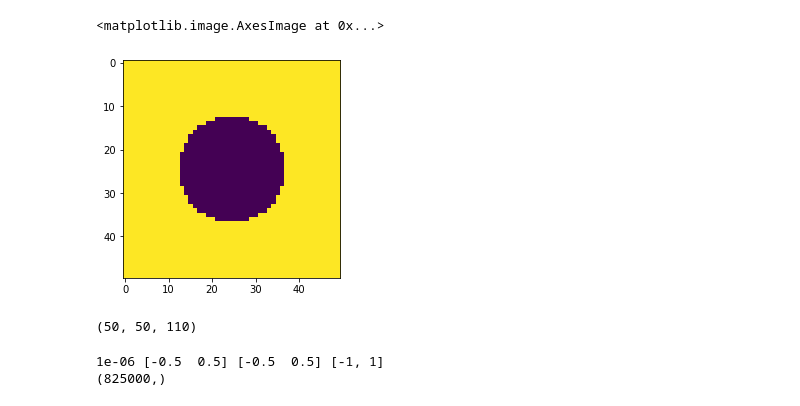
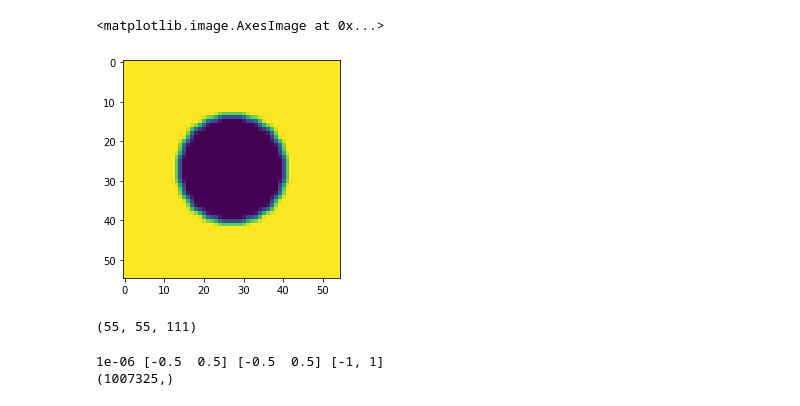
Before and after one commit to zhaonat/py-maxwell-fd3d, a Jupyter notebook: notebooks/preconditioners_ILU.ipynb, the cells around one changed output. Drawn from its saved outputs; the diff is of its cells as text; code cells hidden in the pictures.

```diff
--- a/notebooks/preconditioners_ILU.ipynb
+++ b/notebooks/preconditioners_ILU.ipynb
@@ -16,26 +28,32 @@ from scipy.sparse.linalg import qmr, bicgstab
 # %%
-Nz = 110
+Nz = 111
 Npml = np.array([0,0,10])
 # %%
 L0 = 1e-6
 ## specify slab plane
 xrange = yrange = np.array([-0.5,0.5])
 zrange = [-1,1];
 radius = 0.25
-Nx = Ny = 50
+Nx = Ny = 55
 
 x = np.linspace(xrange[0], xrange[1], Nx)
 y = np.linspace(yrange[0], yrange[1], Ny)
 z = np.linspace(zrange[0], zrange[1], Nz)
 xx,yy = np.meshgrid(x,y)
 
 slab_plane = 4*np.ones((Nx,Ny))
 
 slab_plane[xx**2+yy**2<radius**2] = 1
+
+## artificial averaging?
+slab_plane = (slab_plane+np.roll(slab_plane, shift= 1, axis = 1))/2
+slab_plane = (slab_plane+np.roll(slab_plane, shift= 1, axis = 0))/2
+slab_plane = (slab_plane+np.roll(slab_plane, shift= -1, axis = 1))/2
+slab_plane = (slab_plane+np.roll(slab_plane, shift= -1, axis = 0))/2
 plt.imshow(slab_plane)
 # %% [output]
 <matplotlib.image.AxesImage at 0x...>
-[figure, old version]
+[figure, new version]
 # %%
 ## integrate slab structure into 3D grid
 eps_r = np.ones((Nx,Ny,Nz))
@@ -45,7 +63,7 @@ print(eps_r.shape)
 for k in range(50,80):
     eps_r[:,:,k] = slab_plane
 # %% [output]
-(50, 50, 110)
+(55, 55, 111)
 # %%
 Jz = np.zeros(N);
 Jy = np.zeros(N);
@@ -77,4 +95,4 @@ A,b, Ch = fd3d.curlcurlE(L0,
                         )
 # %% [output]
 1e-06 [-0.5  0.5] [-0.5  0.5] [-1, 1]
-(825000,)
+(1007325,)
```
Also changed, not shown: parts of 24 cells of this notebook, 5 other files.
